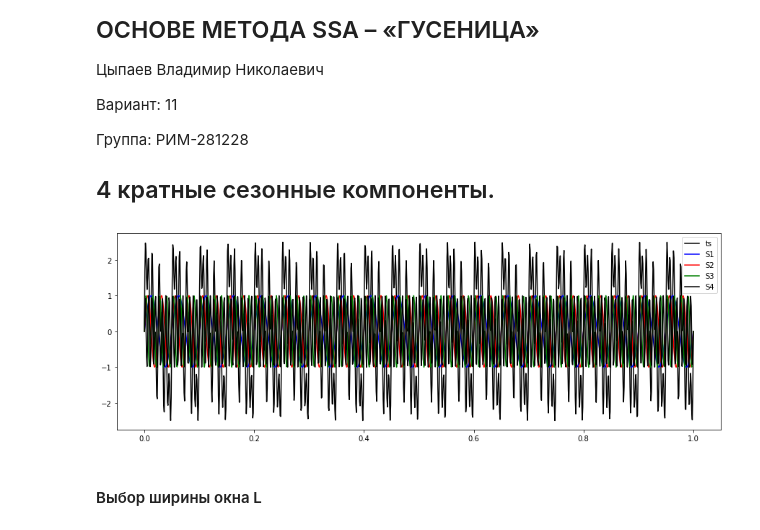
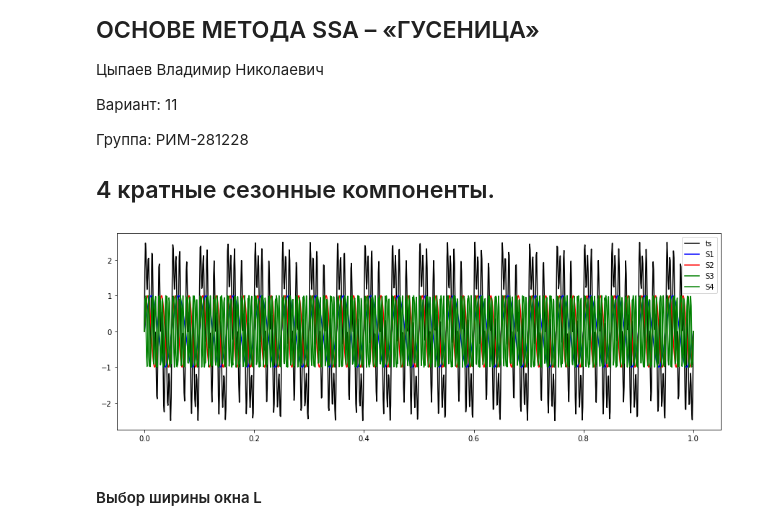
Before and after one commit to Tsypaev/TimeSeries, a Jupyter notebook: lab1/10-timeSeries-1.ipynb, the cells around one changed output. Drawn from its saved outputs; the diff is of its cells as text; code cells hidden in the pictures.

```diff
--- a/lab1/10-timeSeries-1.ipynb
+++ b/lab1/10-timeSeries-1.ipynb
@@ -19,31 +19,31 @@ import numpy.random as rand
 # %%
 random.seed(13)
 np.random.seed(13)
 
 t = np.linspace(0, 1, 1024)
 
 #линейная частота сезона
 f = 10 #P = 1/10
 
 S1 = np.sin(2*np.pi*2*f*t)
 S2 = np.sin(2*np.pi*4*f*t)
 S3 = np.sin(2*np.pi*8*f*t)
 S4 = np.sin(2*np.pi*16*f*t)
 
 F = S1 + S2 + S3 + S4
 
 N = 1024
 
 plt.figure(figsize = (15, 5))
 plt.plot(t, F, 'k', label = 'ts')
 plt.plot(t, S1, 'b', label = 'S1')
 plt.plot(t, S2, 'r', label = 'S2')
 plt.plot(t, S3, 'g', label = 'S3')
-plt.plot(t, S4, 'k', label = 'S4')
+plt.plot(t, S4, 'g', label = 'S4')
 plt.legend()
 plt.show()
 # %% [output]
-[figure, old version]
+[figure, new version]
 # %%
 def SSA_modes(F, L):
     N = len(F)
```
Also changed, not shown: parts of 17 cells of this notebook, 1 other file.
